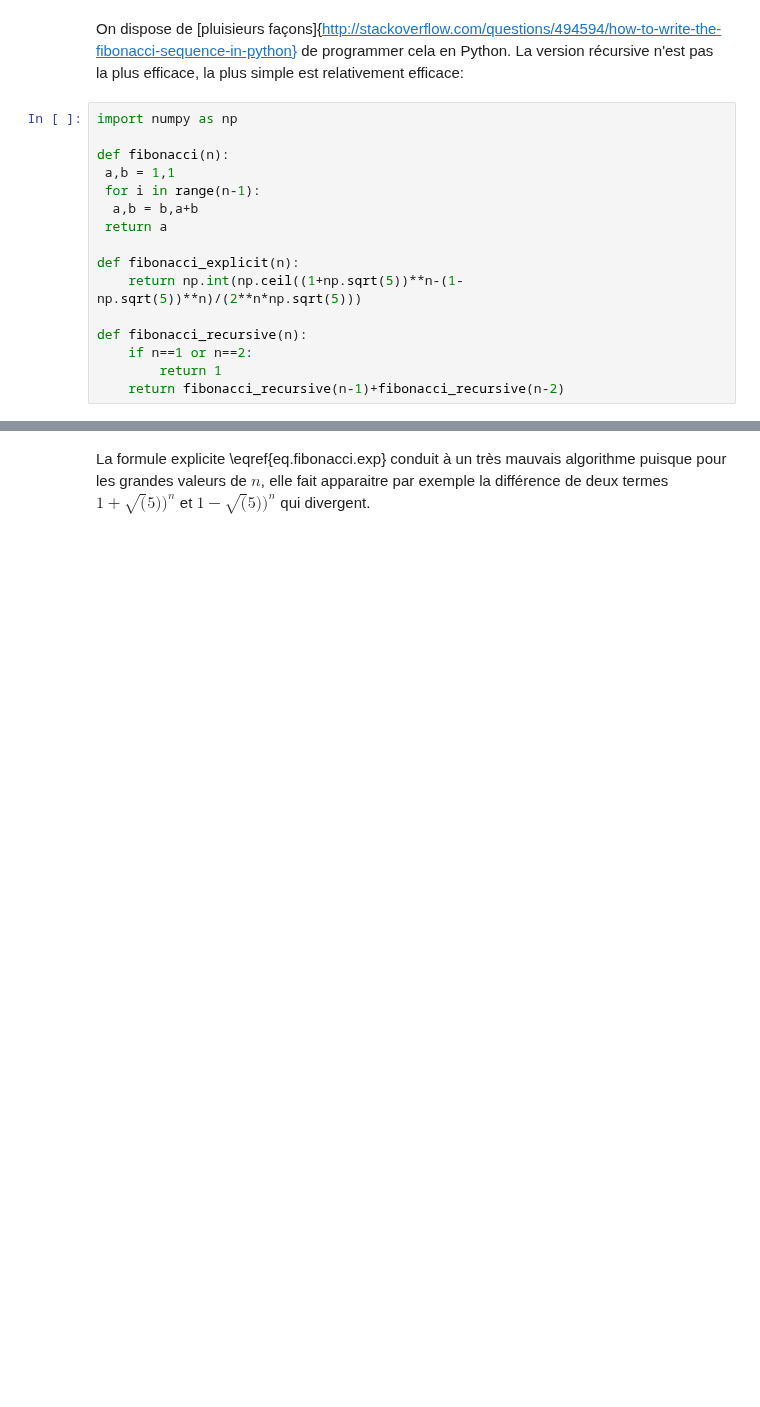
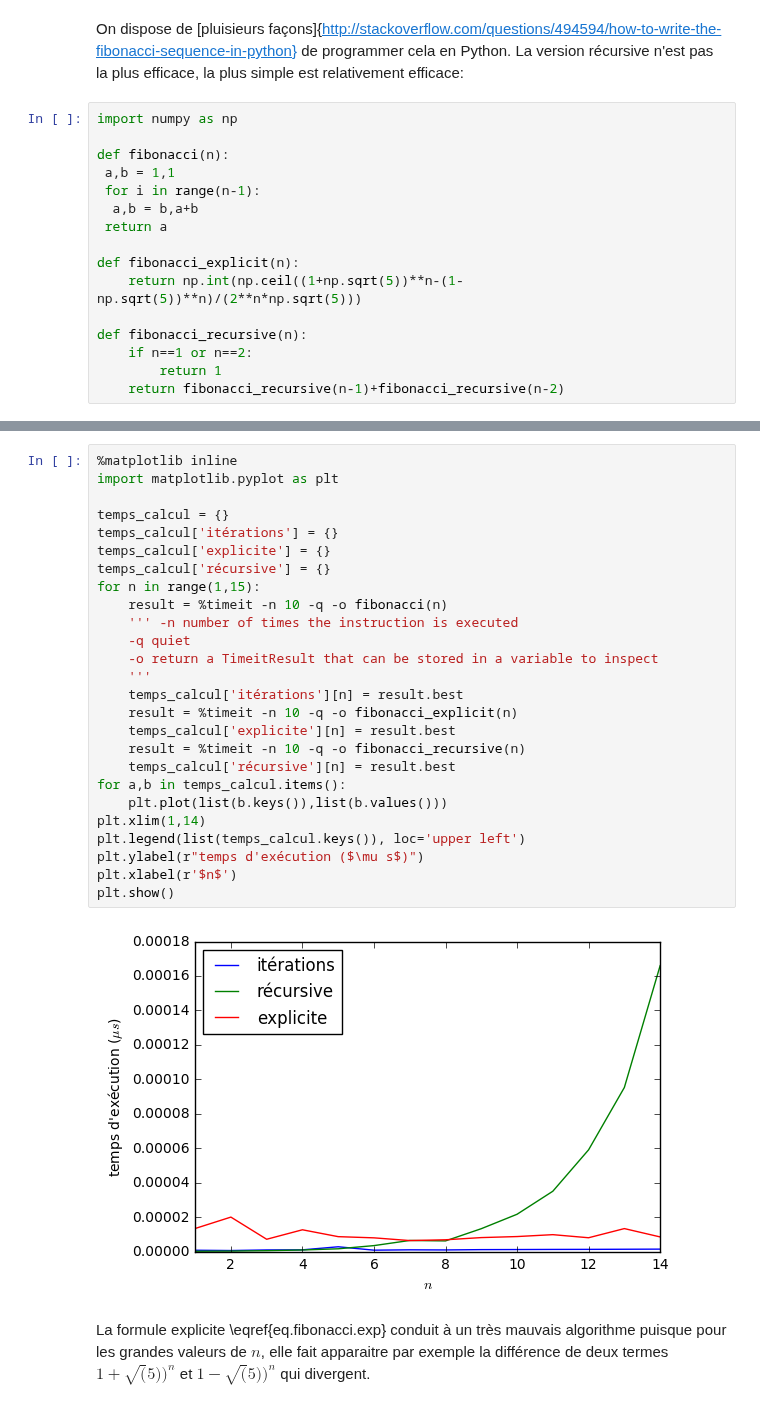
Before and after one commit to juliejj/systemes_dynamiques_agronomie, a Jupyter notebook: 1_premiers_modeles.ipynb, the cells around one changed output, grey strips where cells are left out. Cells and saved outputs as stored; diff of their text form; blank space fills up the shorter version.

```diff
--- a/1_premiers_modeles.ipynb
+++ b/1_premiers_modeles.ipynb
@@ -82,3 +81,31 @@ Wall time: 8.11 µs
+# %%
+%matplotlib inline
+import matplotlib.pyplot as plt
+
+temps_calcul = {}
+temps_calcul['itérations'] = {}
+temps_calcul['explicite'] = {}
+temps_calcul['récursive'] = {}
+for n in range(1,15):
+    result = %timeit -n 10 -q -o fibonacci(n)
+    ''' -n number of times the instruction is executed
+    -q quiet
+    -o return a TimeitResult that can be stored in a variable to inspect
+    '''
+    temps_calcul['itérations'][n] = result.best
+    result = %timeit -n 10 -q -o fibonacci_explicit(n)
+    temps_calcul['explicite'][n] = result.best
+    result = %timeit -n 10 -q -o fibonacci_recursive(n)
+    temps_calcul['récursive'][n] = result.best
+for a,b in temps_calcul.items():
+    plt.plot(list(b.keys()),list(b.values()))
+plt.xlim(1,14)
+plt.legend(list(temps_calcul.keys()), loc='upper left')
+plt.ylabel(r"temps d'exécution ($\mu s$)")
+plt.xlabel(r'$n$')
+plt.show()
+# %% [output]
+[figure, added]
 # %% [markdown]
 La formule explicite \eqref{eq.fibonacci.exp} conduit à un très mauvais algorithme puisque pour les grandes valeurs de $n$, elle fait apparaitre par exemple la différence de deux termes $1+\sqrt(5))^n$ et $1-\sqrt(5))^n$ qui divergent.
 # %% [markdown]
```
Also changed, not shown: parts of 5 cells of this notebook.
